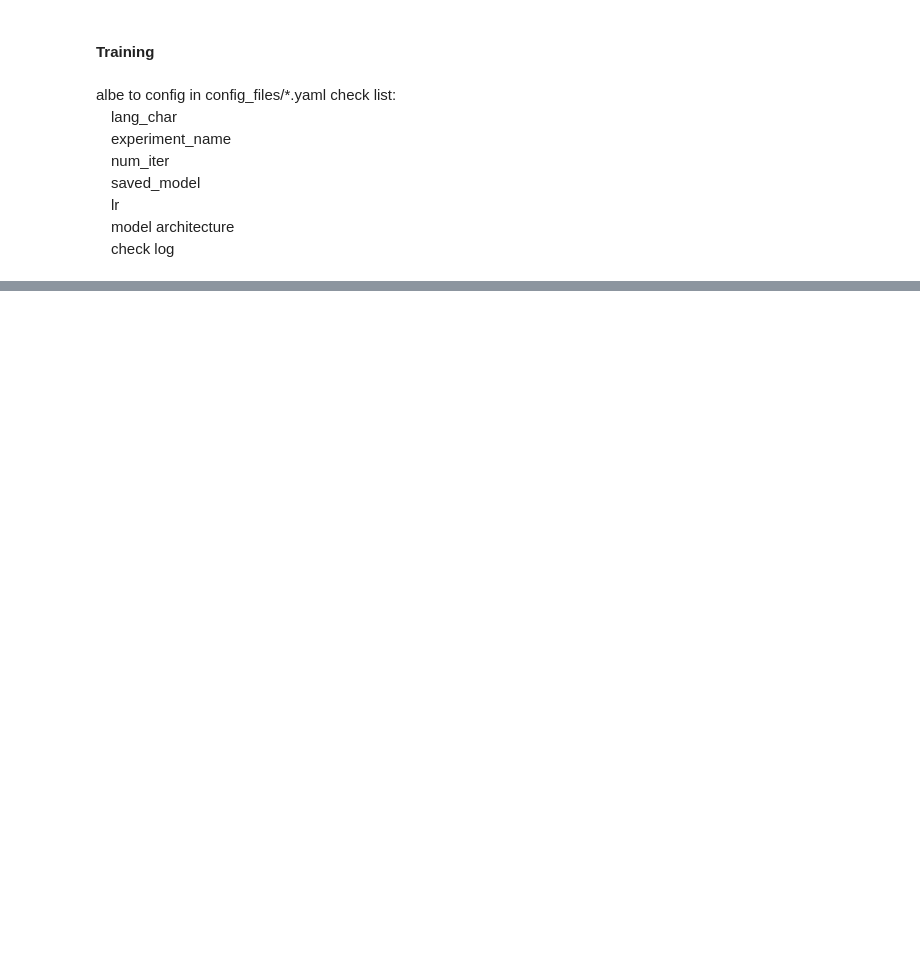
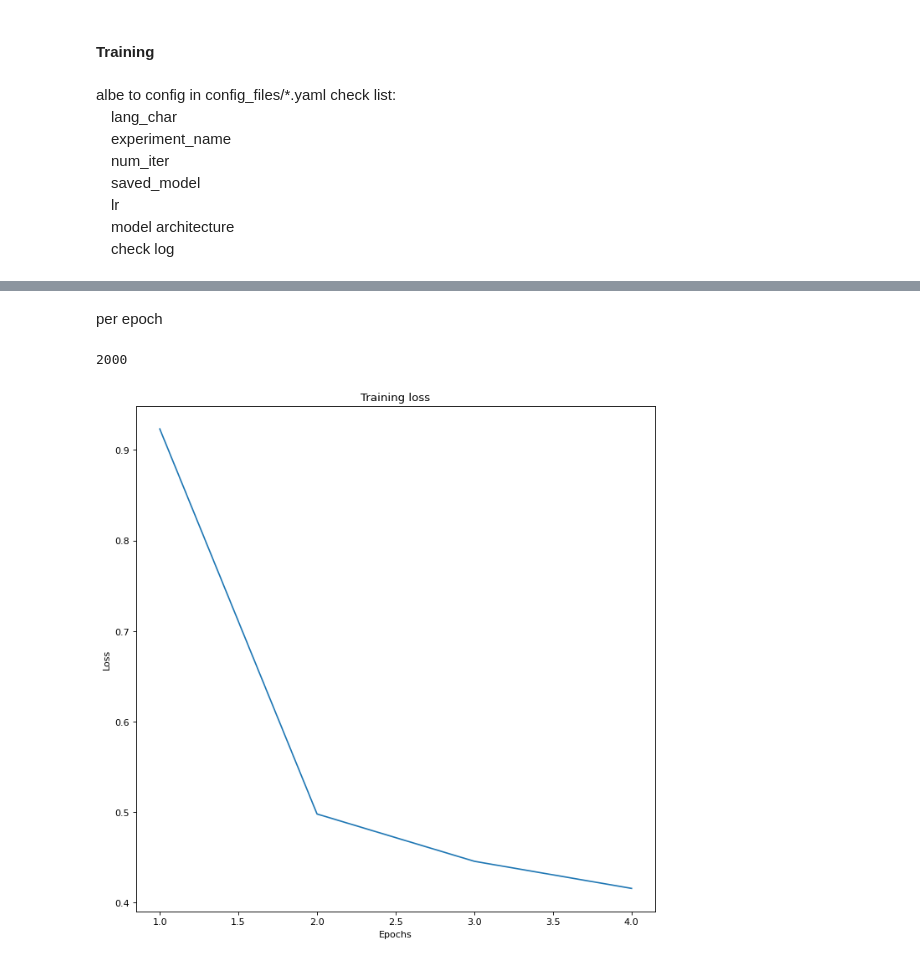
Before and after one commit to piyawat-at/EasyOCR, a Jupyter notebook: trainer/trainer.ipynb, the cells around one changed output, grey strips where cells are left out. Cells and saved outputs as stored; diff of their text form; code cells hidden in the pictures; blank space fills up the shorter version.

```diff
--- a/trainer/trainer.ipynb
+++ b/trainer/trainer.ipynb
@@ -82,21 +127,26 @@ for path in label_path:
+# %% [markdown]
+per epoch
 # %%
-# import matplotlib.pyplot as plt
-# import numpy as np
-# print(len(loss_list))
-# batch_size = 32
-# iteration = len(loss_list)*10
-# epoch = (iteration*batch_size) // 26859
-# epoch_avg = np.array([])
-# for i in range(epoch):
-#     epoch_avg = np.append(epoch_avg, np.mean(loss_list[int(i*26859/320):(i+1)*int(i*26859/320)]))
-# plt.figure(figsize=(10, 10), dpi=80)
-# start_row = 0
-# start = int(start_row /10)
-# # plt.plot(np.arange(len(loss_list[start:]))*10+start_row, loss_list[start:])
-# plt.plot(epoch_avg[:])
-# # plt.title(f'Training loss afer {start_row} iterations')
-# plt.title(f'Training loss')
-# plt.xlabel('iterations')
-# plt.xlabel('Epochs')
-# plt.ylabel('Loss')
-# plt.show()
+import matplotlib.pyplot as plt
+import numpy as np
+print(len(loss_list))
+batch_size = 32
+iteration = len(loss_list)*10
+n_sample = 99331
+epoch = (iteration*batch_size) // n_sample
+epoch_avg = np.array([])
+for i in range(epoch):
+    epoch_avg = np.append(epoch_avg, np.mean(loss_list[int(i*n_sample/320):(i+1)*int(i*n_sample/320)]))
+plt.figure(figsize=(10, 10), dpi=80)
+start_row = 0
+start = int(start_row /10)
+# plt.plot(np.arange(len(loss_list[start:]))*10+start_row, loss_list[start:])
+plt.plot(epoch_avg[:5])
+# plt.title(f'Training loss afer {start_row} iterations')
+plt.title(f'Training loss')
+plt.xlabel('Epochs')
+plt.ylabel('Loss')
+plt.show()
+# %% [output]
+2000
+[figure, added]
```
Also changed, not shown: parts of 8 cells of this notebook, 2 other files.
